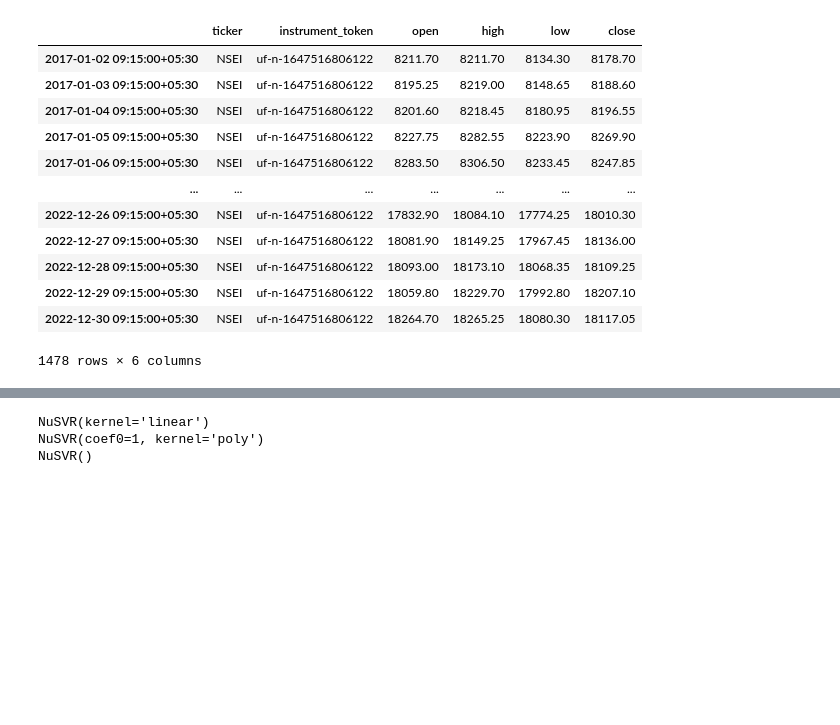
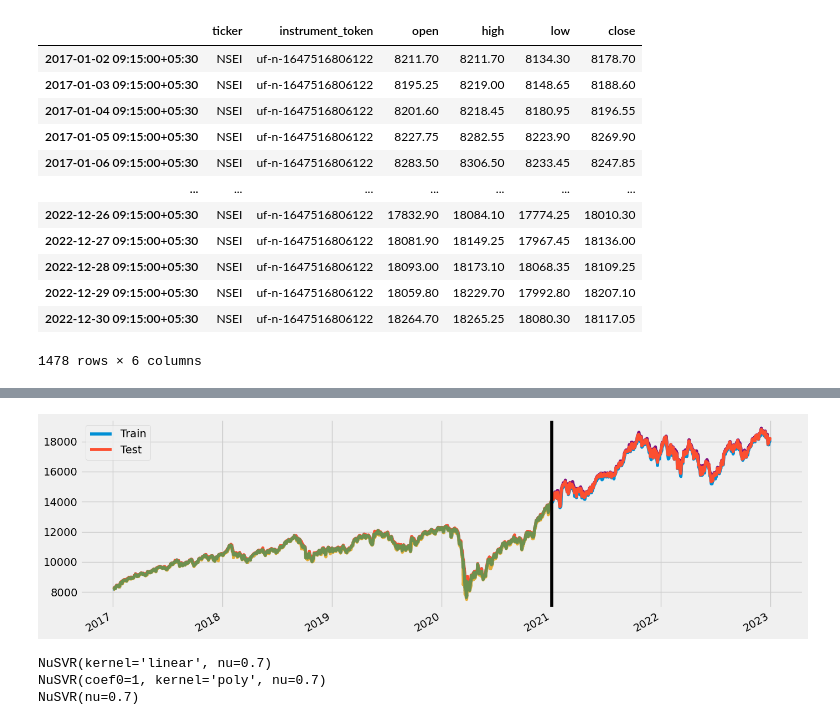
Before and after one commit to Abbas-Source/alianzworkz-internship, a Jupyter notebook: NuSVR/stock-prediction-using-nusvr.ipynb, the cells around one changed output, grey strips where cells are left out. Cells and saved outputs as stored; diff of their text form; code cells hidden in the pictures; blank space fills up the shorter version.

```diff
--- a/NuSVR/stock-prediction-using-nusvr.ipynb
+++ b/NuSVR/stock-prediction-using-nusvr.ipynb
@@ -76,2 +47,15 @@ DatetimeIndex(['2017-01-02 09:15:00+05:30', '2017-01-03 09:15:00+05:30',
+# %%
+#train/test data plotting
+train=df.loc[df.index<'01-01-2021']
+test=df.loc[df.index>='31-12-2020']
+
+fig,ax=plt.subplots(figsize=(15,5))
+train.plot(ax=ax,label='Training Set')
+test.plot(ax=ax,label='Test Set')
+ax.axvline('01-01-2021',color='black')
+ax.legend(['Train','Test'])
+plt.show()
+# %% [output]
+[figure, added]
 # %%
 #independent and dependent data
@@ -97,17 +79,16 @@ rbf_nu_svr = NuSVR()
 #3 Support Vector Regressor
 
 #using linear kernel
-lin_nu_svr.set_params(kernel='linear', nu=0.5, C=1.0)
+lin_nu_svr.set_params(kernel='linear', nu=0.7, C=1.0)
 print(lin_nu_svr.fit(x_train, y_train))
 
 #using polynomial kernel
-poly_nu_svr.set_params(kernel='poly', degree=3, nu=0.5, C=1.0, coef0=1)
+poly_nu_svr.set_params(kernel='poly', degree=3, nu=0.7, C=1.0, coef0=1)
 print(poly_nu_svr.fit(x_train, y_train))
 
 #using rbf kernel
-rbf_nu_svr.set_params(kernel='rbf', nu=0.5, C=1.0, gamma='scale')
 print(rbf_nu_svr.fit(x_train, y_train))
 # %% [output]
-NuSVR(kernel='linear')
-NuSVR(coef0=1, kernel='poly')
-NuSVR()
+NuSVR(kernel='linear', nu=0.7)
+NuSVR(coef0=1, kernel='poly', nu=0.7)
+NuSVR(nu=0.7)
```
Also changed, not shown: parts of 33 cells of this notebook, 3 other files.
